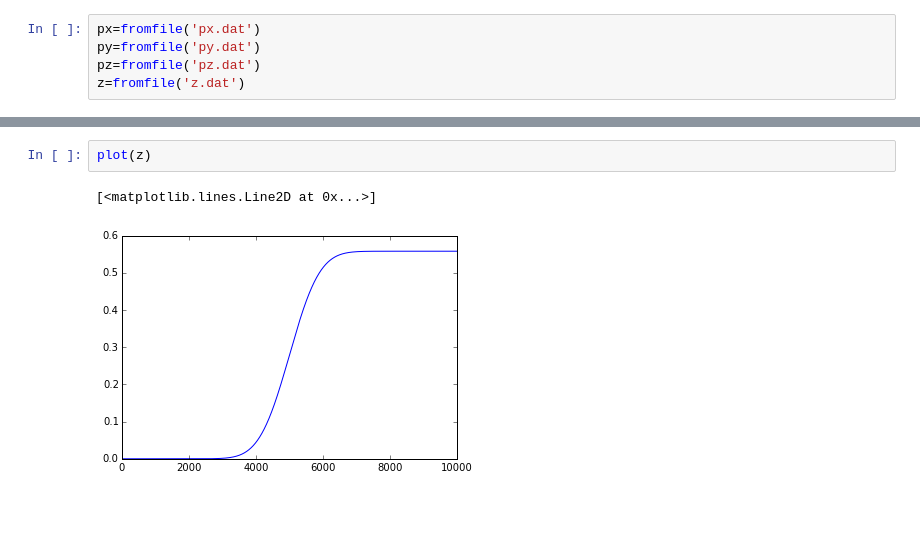
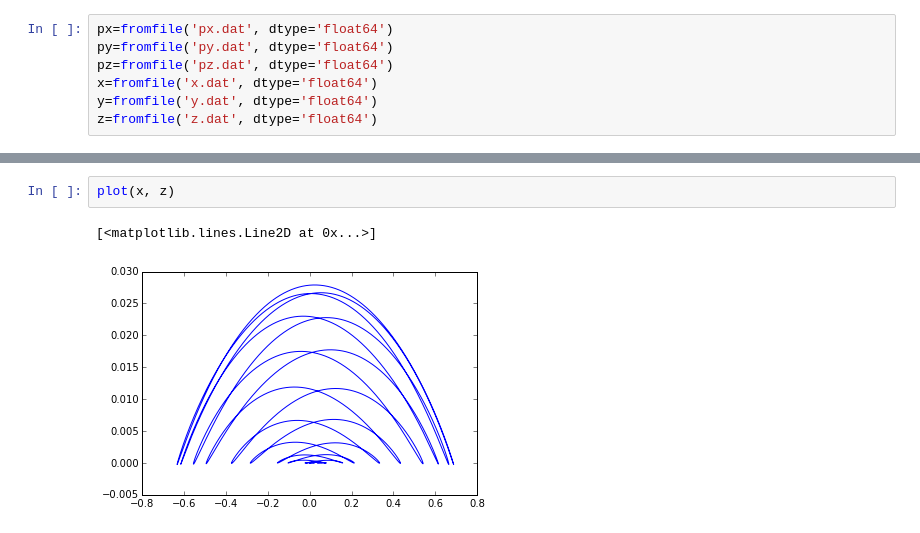
Before and after one commit to ssstuvz/single_particle, a Jupyter notebook: run/plot_trajectory.ipynb, the cells around one changed output, grey strips where cells are left out. Saved outputs shown, nothing was run; the diff lists cells and outputs as text.

```diff
--- a/run/plot_trajectory.ipynb
+++ b/run/plot_trajectory.ipynb
@@ -1,7 +1,9 @@
 # %%
-px=fromfile('px.dat')
-py=fromfile('py.dat')
-pz=fromfile('pz.dat')
-z=fromfile('z.dat')
+px=fromfile('px.dat', dtype='float64')
+py=fromfile('py.dat', dtype='float64')
+pz=fromfile('pz.dat', dtype='float64')
+x=fromfile('x.dat', dtype='float64')
+y=fromfile('y.dat', dtype='float64')
+z=fromfile('z.dat', dtype='float64')
 # %%
 plot(px)
@@ -17,5 +33,5 @@ plot(pz)
 # %%
-plot(z)
+plot(x, z)
 # %% [output]
 [<matplotlib.lines.Line2D at 0x...>]
-[figure, old version]
+[figure, new version]
```
Also changed, not shown: parts of 5 cells of this notebook, 4 other files.
